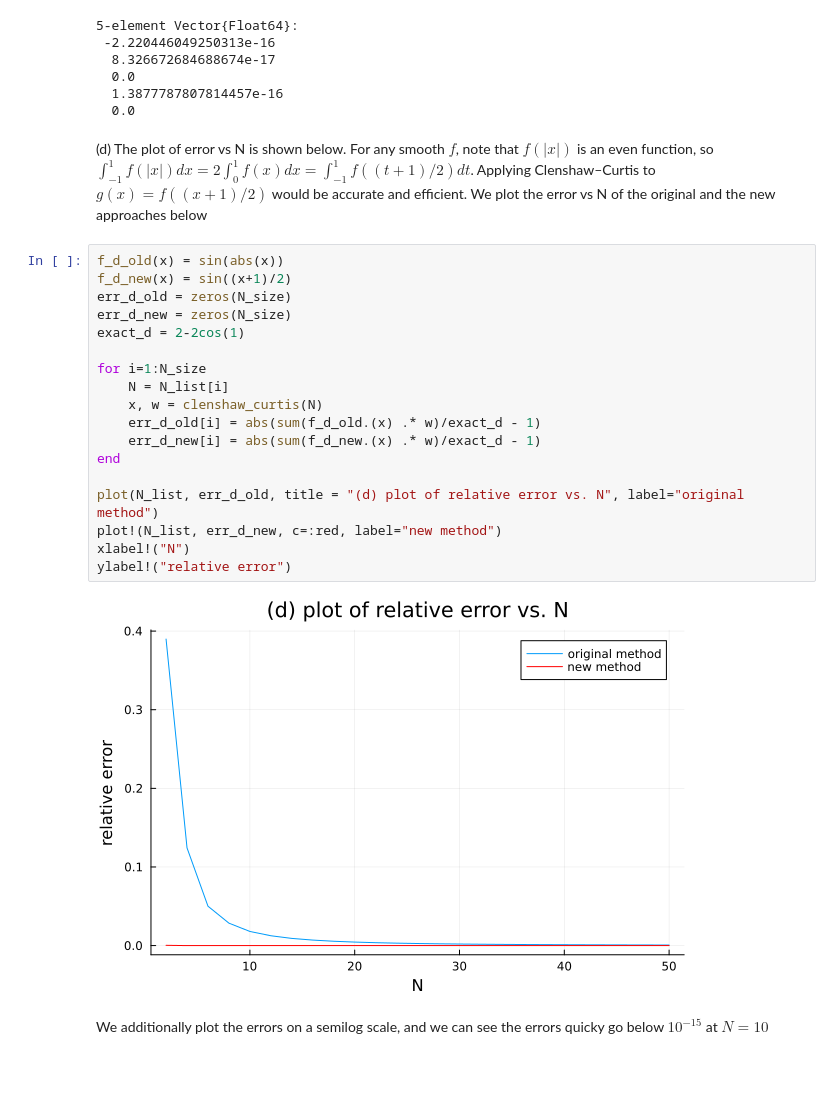
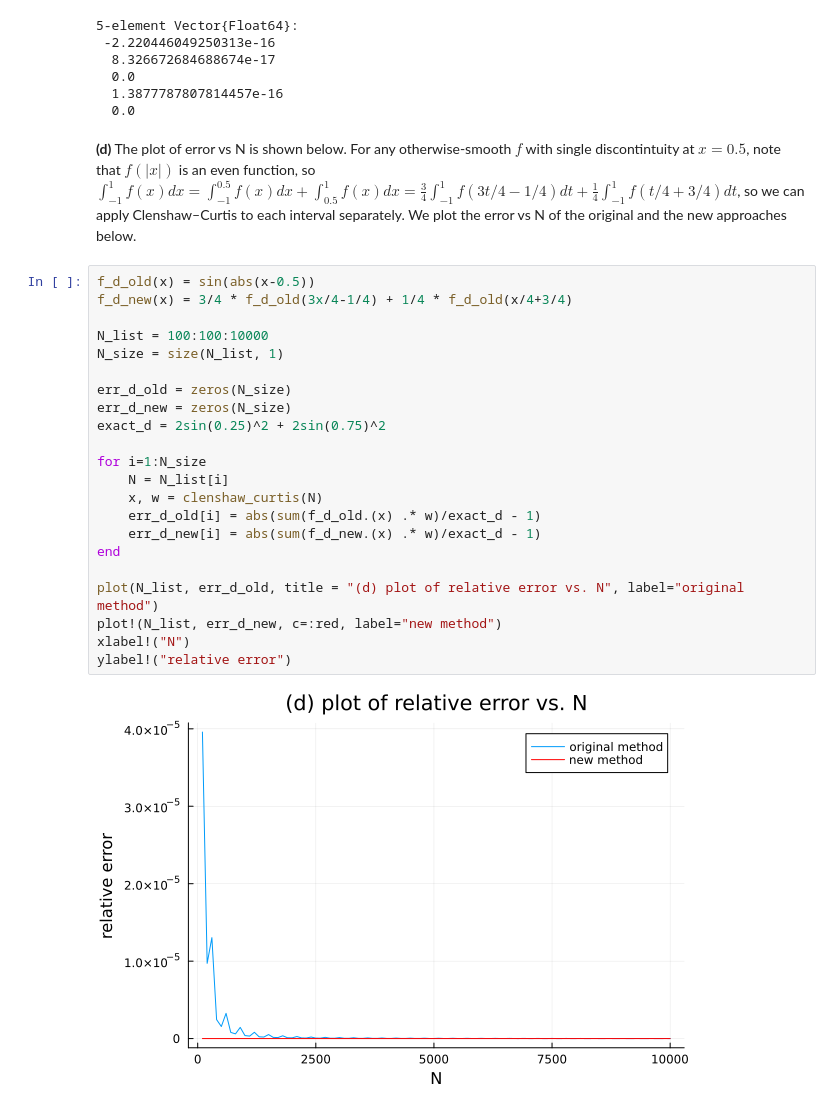
Before and after one commit to mitmath/numerical_hub, a Jupyter notebook: psets/pset3sol.ipynb, the cells around one changed output. Drawn from its saved outputs; the diff is of its cells as text; blank space fills up the shorter version.

```diff
--- a/psets/pset3sol.ipynb
+++ b/psets/pset3sol.ipynb
@@ -238,26 +238,28 @@ err_c
   1.3877787807814457e-16
   0.0
 # %% [markdown]
-(d) The plot of error vs N is shown below. For any smooth $f$, note that $f(|x|)$ is an even function, so $\int_{-1}^{1}f(|x|)dx = 2\int_{0}^{1}f(x)dx = \int_{-1}^{1}f((t+1)/2)dt$. Applying Clenshaw–Curtis to $g(x)=f((x+1)/2)$ would be accurate and efficient. We plot the error vs N of the original and the new approaches below
+**(d)** The plot of error vs N is shown below. For any otherwise-smooth $f$ with single discontintuity at $x=0.5$, note that $f(|x|)$ is an even function, so $\int_{-1}^{1}f(x)dx = \int_{-1}^{0.5}f(x)dx + \int_{0.5}^{1}f(x)dx=\frac{3}{4}\int_{-1}^{1} f(3t/4-1/4)dt+\frac1{4}\int_{-1}^{1} f(t/4+3/4)dt$, so we can apply Clenshaw–Curtis to each interval separately. We plot the error vs N of the original and the new approaches below.
 # %%
-f_d_old(x) = sin(abs(x))
-f_d_new(x) = sin((x+1)/2)
+f_d_old(x) = sin(abs(x-0.5))
+f_d_new(x) = 3/4 * f_d_old(3x/4-1/4) + 1/4 * f_d_old(x/4+3/4)
+
+N_list = 100:100:10000
+N_size = size(N_list, 1)
+
 err_d_old = zeros(N_size)
 err_d_new = zeros(N_size)
-exact_d = 2-2cos(1)
+exact_d = 2sin(0.25)^2 + 2sin(0.75)^2
 
 for i=1:N_size
     N = N_list[i]
     x, w = clenshaw_curtis(N)
     err_d_old[i] = abs(sum(f_d_old.(x) .* w)/exact_d - 1)
     err_d_new[i] = abs(sum(f_d_new.(x) .* w)/exact_d - 1)
 end
 
 plot(N_list, err_d_old, title = "(d) plot of relative error vs. N", label="original method")
 plot!(N_list, err_d_new, c=:red, label="new method")
 xlabel!("N")
 ylabel!("relative error")
 # %% [output]
-[figure, old version]
+[figure, new version]
-# %% [markdown]
-We additionally plot the errors on a semilog scale, and we can see the errors quicky go below $10^{-15}$ at $N=10$
```
Also changed, not shown: parts of 7 cells of this notebook.
